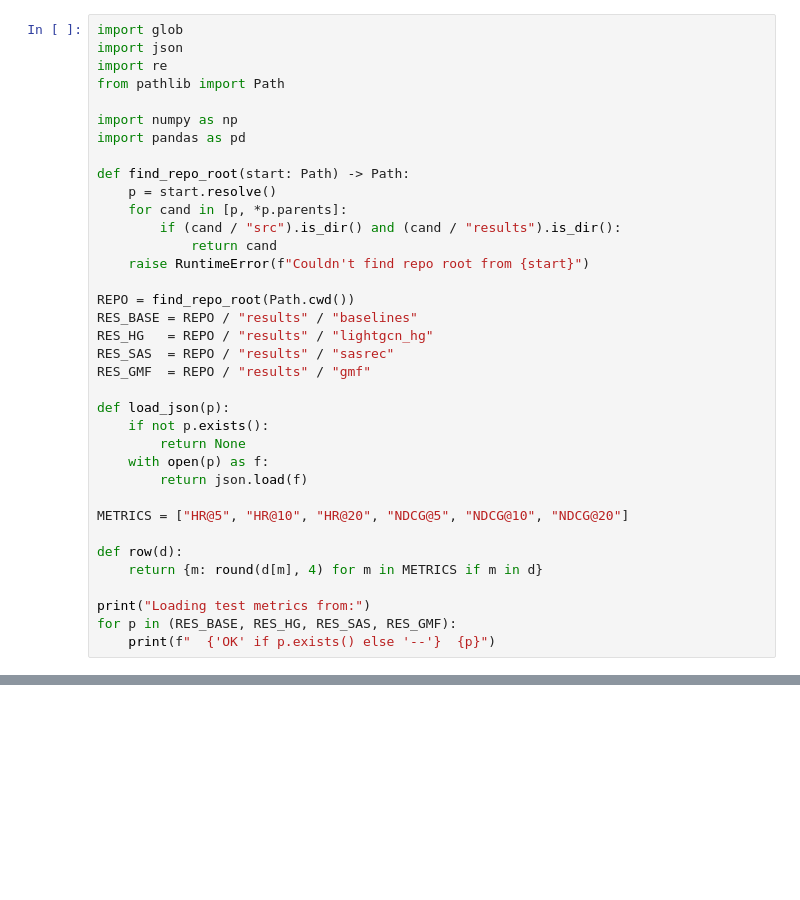
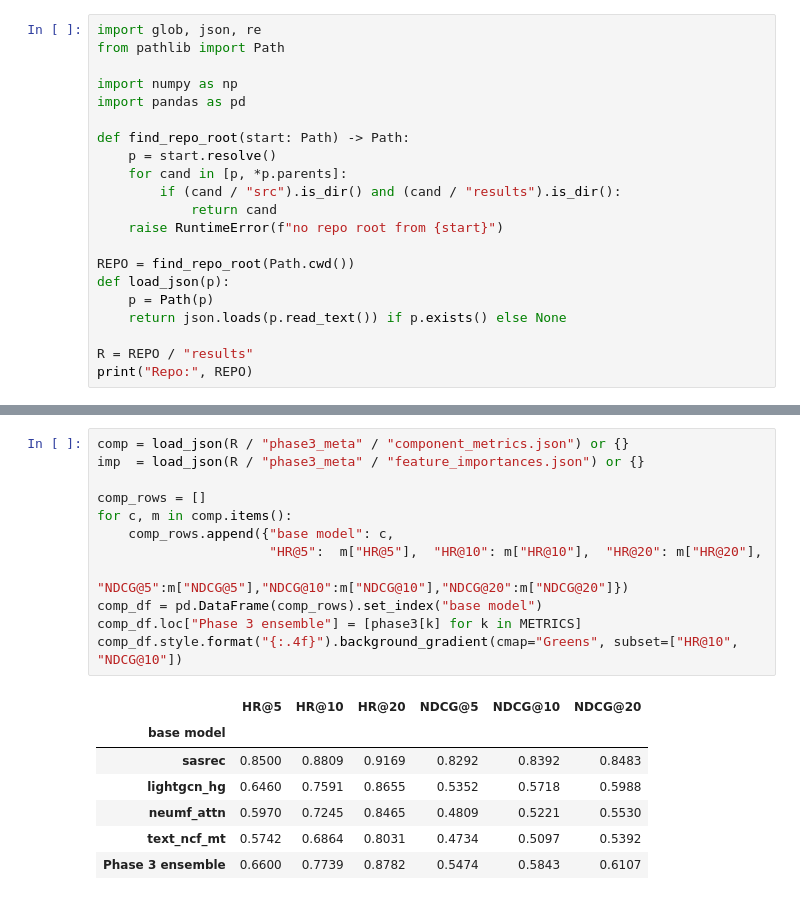
Before and after one commit to AdityaHegde712/RecSysProject, a Jupyter notebook: notebooks/05_ensemble_and_summary.ipynb, the cells around one changed output, grey strips where cells are left out. Saved outputs shown, nothing was run; the diff lists cells and outputs as text; blank space fills up the shorter version.

```diff
--- a/notebooks/05_ensemble_and_summary.ipynb
+++ b/notebooks/05_ensemble_and_summary.ipynb
@@ -16,7 +28,5 @@ the headline tables, and plots HR@k / NDCG@k across models. No re-training.
 # %%
-import glob
-import json
-import re
+import glob, json, re
 from pathlib import Path
 
 import numpy as np
@@ -27,26 +37,13 @@ def find_repo_root(start: Path) -> Path:
     for cand in [p, *p.parents]:
         if (cand / "src").is_dir() and (cand / "results").is_dir():
             return cand
-    raise RuntimeError(f"Couldn't find repo root from {start}")
+    raise RuntimeError(f"no repo root from {start}")
 
 REPO = find_repo_root(Path.cwd())
-RES_BASE = REPO / "results" / "baselines"
-RES_HG   = REPO / "results" / "lightgcn_hg"
-RES_SAS  = REPO / "results" / "sasrec"
-RES_GMF  = REPO / "results" / "gmf"
+def load_json(p):
+    p = Path(p)
+    return json.loads(p.read_text()) if p.exists() else None
 
-def load_json(p):
-    if not p.exists():
-        return None
-    with open(p) as f:
-        return json.load(f)
-
-METRICS = ["HR@5", "HR@10", "HR@20", "NDCG@5", "NDCG@10", "NDCG@20"]
-
-def row(d):
-    return {m: round(d[m], 4) for m in METRICS if m in d}
-
-print("Loading test metrics from:")
-for p in (RES_BASE, RES_HG, RES_SAS, RES_GMF):
-    print(f"  {'OK' if p.exists() else '--'}  {p}")
+R = REPO / "results"
+print("Repo:", REPO)
 # %% [output]
@@ -216,0 +220,20 @@ else:
+# %%
+comp = load_json(R / "phase3_meta" / "component_metrics.json") or {}
+imp  = load_json(R / "phase3_meta" / "feature_importances.json") or {}
+
+comp_rows = []
+for c, m in comp.items():
+    comp_rows.append({"base model": c,
+                      "HR@5":  m["HR@5"],  "HR@10": m["HR@10"],  "HR@20": m["HR@20"],
+                      "NDCG@5":m["NDCG@5"],"NDCG@10":m["NDCG@10"],"NDCG@20":m["NDCG@20"]})
+comp_df = pd.DataFrame(comp_rows).set_index("base model")
+comp_df.loc["Phase 3 ensemble"] = [phase3[k] for k in METRICS]
+comp_df.style.format("{:.4f}").background_gradient(cmap="Greens", subset=["HR@10", "NDCG@10"])
+# %% [output]
+|  | HR@5 | HR@10 | HR@20 | NDCG@5 | NDCG@10 | NDCG@20 |
+| base model |  |  |  |  |  |  |
+| sasrec | 0.8500 | 0.8809 | 0.9169 | 0.8292 | 0.8392 | 0.8483 |
+| lightgcn_hg | 0.6460 | 0.7591 | 0.8655 | 0.5352 | 0.5718 | 0.5988 |
+| neumf_attn | 0.5970 | 0.7245 | 0.8465 | 0.4809 | 0.5221 | 0.5530 |
+| text_ncf_mt | 0.5742 | 0.6864 | 0.8031 | 0.4734 | 0.5097 | 0.5392 |
+| Phase 3 ensemble | 0.6600 | 0.7739 | 0.8782 | 0.5474 | 0.5843 | 0.6107 |
```
Also changed, not shown: parts of 23 cells of this notebook, 1 other file.
